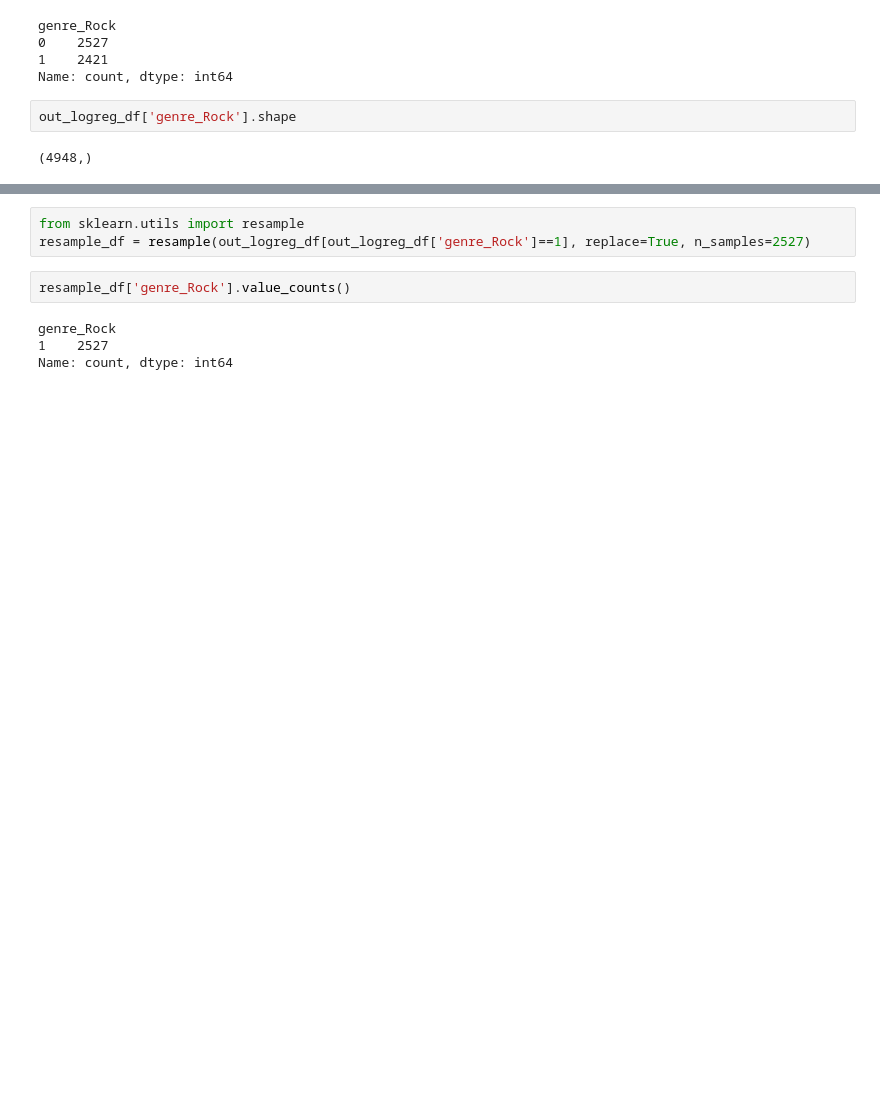
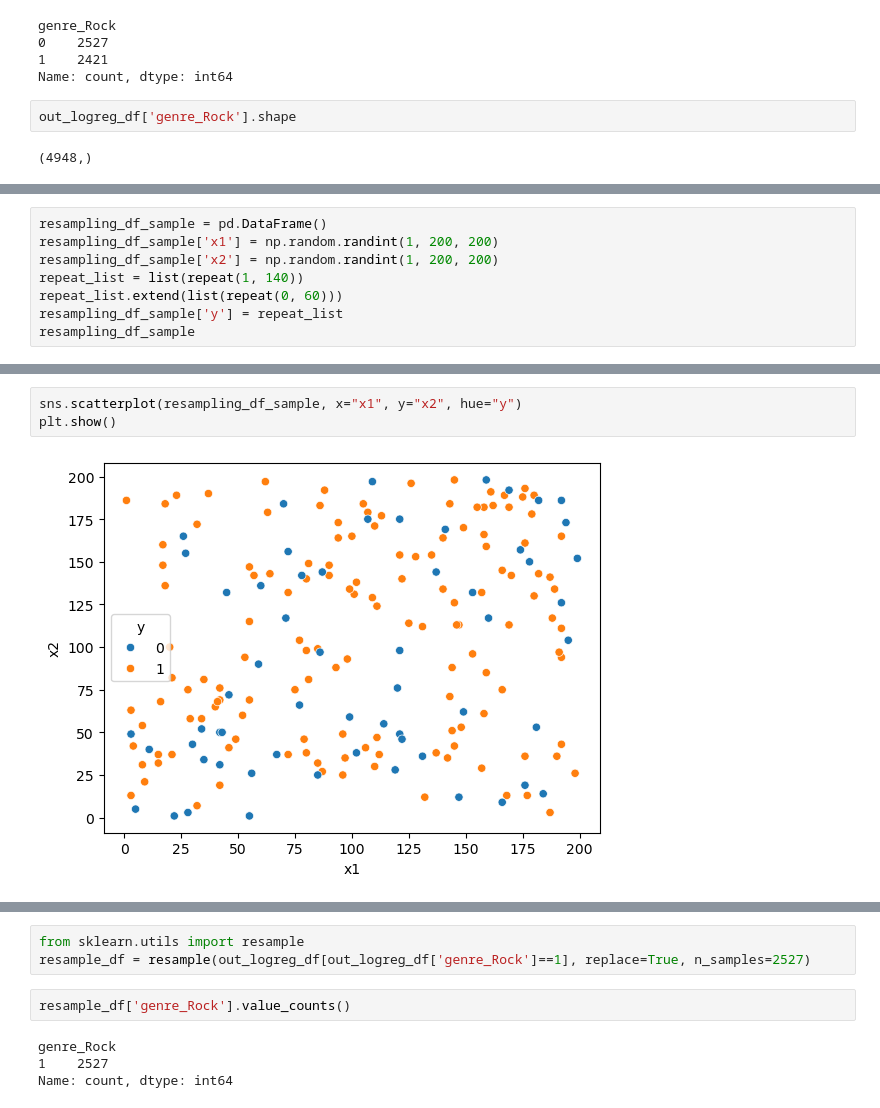
Before and after one commit to IpeBau/csci113i-business_intelligence, a Jupyter notebook: modeling/class_modeling.ipynb, the cells around one changed output, grey strips where cells are left out. Saved outputs shown, nothing was run; the diff lists cells and outputs as text; blank space fills up the shorter version.

```diff
--- a/modeling/class_modeling.ipynb
+++ b/modeling/class_modeling.ipynb
@@ -344,0 +371,8 @@ out_logreg_df['genre_Rock'].shape
+# %%
+resampling_df_sample = pd.DataFrame()
+resampling_df_sample['x1'] = np.random.randint(1, 200, 200)
+resampling_df_sample['x2'] = np.random.randint(1, 200, 200)
+repeat_list = list(repeat(1, 140))
+repeat_list.extend(list(repeat(0, 60)))
+resampling_df_sample['y'] = repeat_list
+resampling_df_sample
@@ -344,0 +393,5 @@ out_logreg_df['genre_Rock'].shape
+# %%
+sns.scatterplot(resampling_df_sample, x="x1", y="x2", hue="y")
+plt.show()
+# %% [output]
+[figure, added]
```
Also changed, not shown: parts of 83 cells of this notebook.
